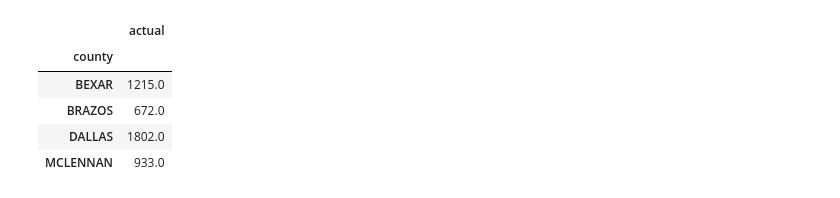
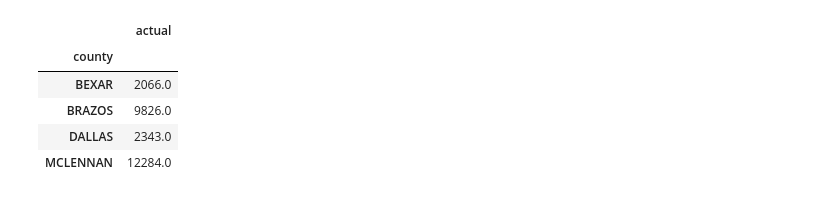
Before and after one commit to Aprieto7/Project-1, a Jupyter notebook: Crime_Data.ipynb, the cells around one changed output. Saved outputs shown, nothing was run; the diff lists cells and outputs as text; code cells hidden in the pictures.

```diff
--- a/Crime_Data.ipynb
+++ b/Crime_Data.ipynb
@@ -124,6 +124,7 @@ brazos_pop=2.29
 Total_pop=bexar_pop+dallas_pop+mc_pop+brazos_pop
 west_pop=bexar_pop+brazos_pop
 north_pop=mc_pop+dallas_pop
+pop_list=[bexar_pop,brazos_pop,dallas_pop,mc_pop]
 # %%
 county_df=merge_df.groupby("county").sum()
 county_df["actual"]
@@ -139,14 +140,14 @@ total_actual_df #this df reports the total crimes in each county
 # %%
-per_capita= (total_actual_df/Total_pop).round(0)
+per_capita= (county_df['actual']/pop_list).round(0)
 per_capita_df=pd.DataFrame(per_capita)
 per_capita_df #this df reports the total crimes in each county per capita
 # %% [output]
 |  | actual |
 | county |  |
-| BEXAR | 1215.0 |
-| BRAZOS | 672.0 |
-| DALLAS | 1802.0 |
-| MCLENNAN | 933.0 |
+| BEXAR | 2066.0 |
+| BRAZOS | 9826.0 |
+| DALLAS | 2343.0 |
+| MCLENNAN | 12284.0 |
 # %%
 by_countyoffense=merge_df.groupby(["county","offense"]).sum()["actual"]
 by_countyoffense_df=pd.DataFrame(by_countyoffense)/Total_pop
```
Also changed, not shown: parts of 25 cells of this notebook.
